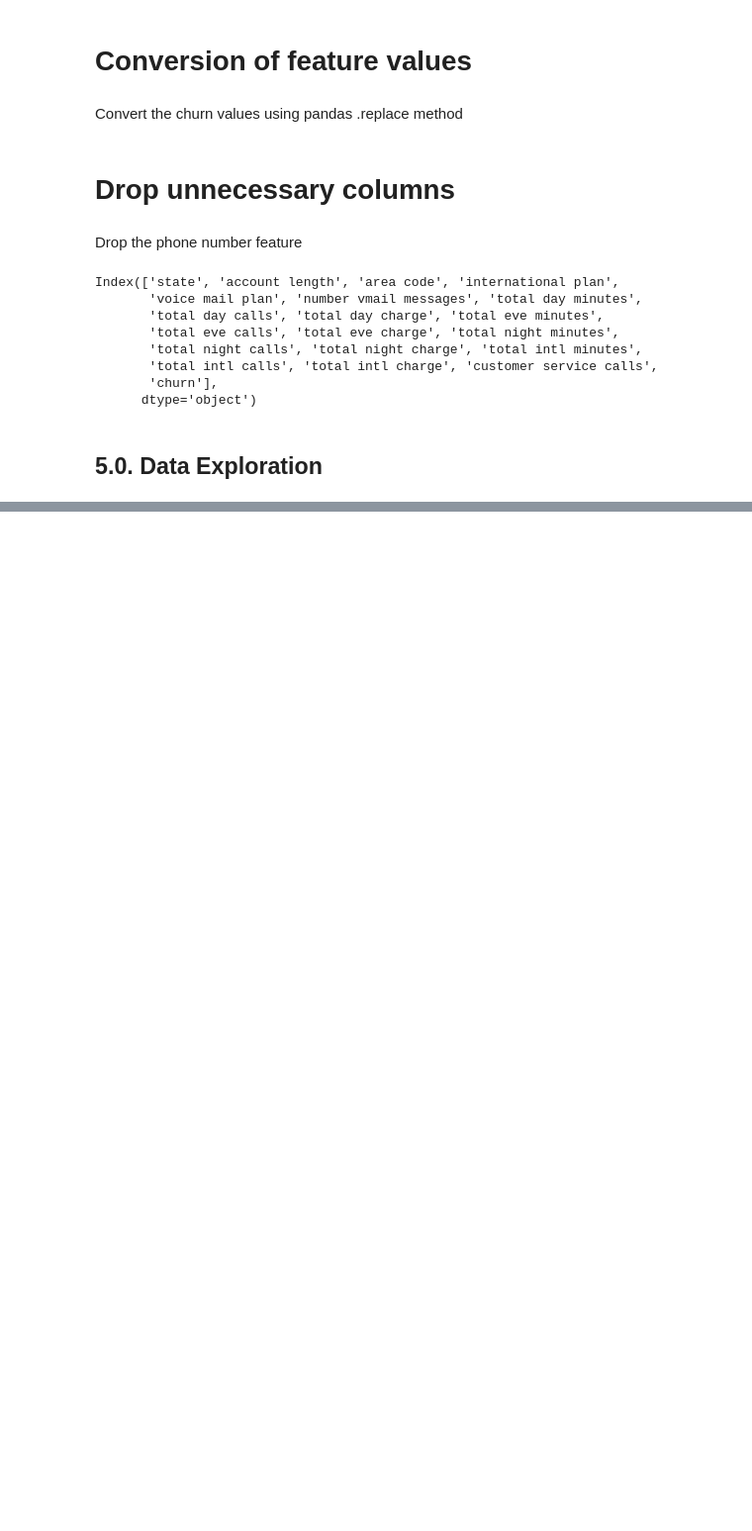
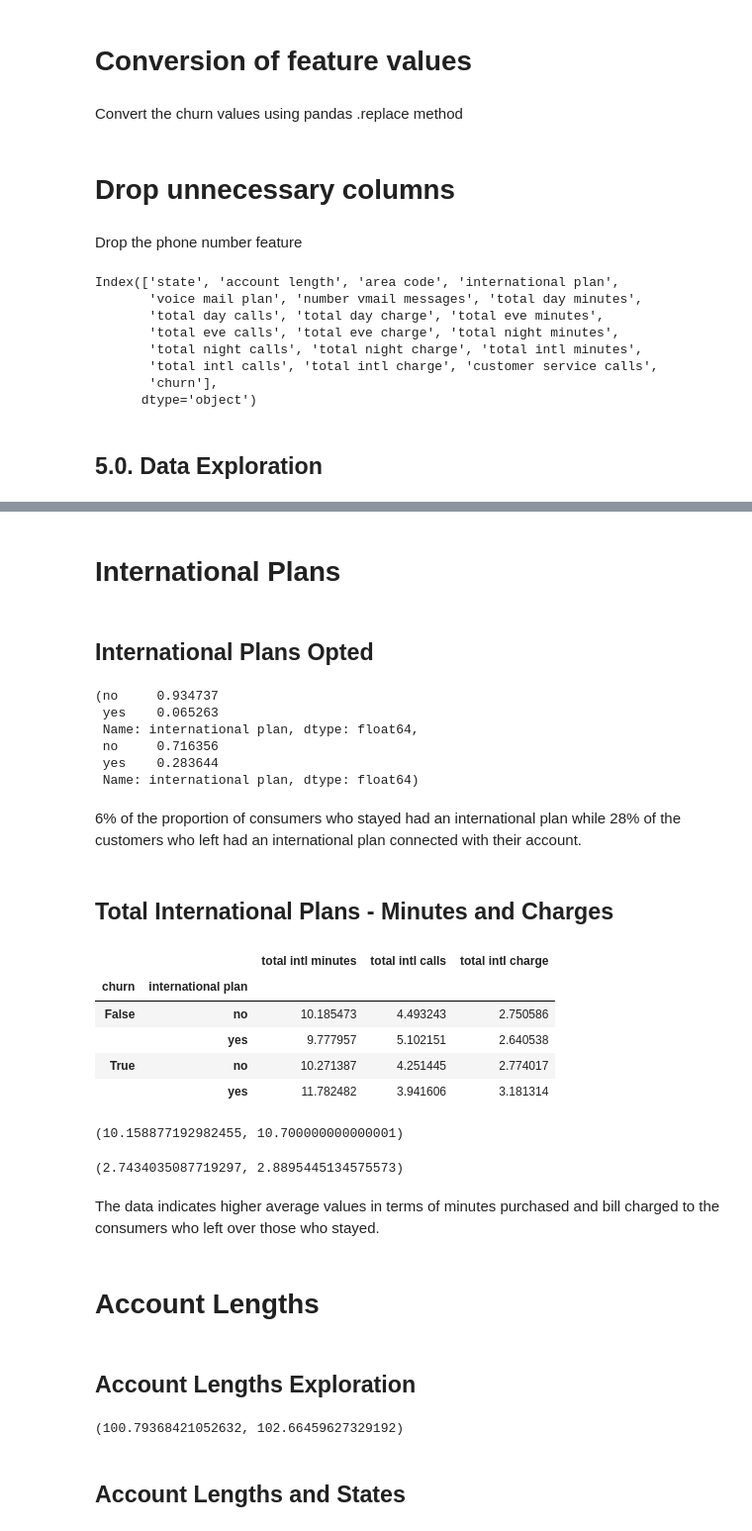
Before and after one commit to Choxy1/syria-tel, a Jupyter notebook: index.ipynb, the cells around one changed output, grey strips where cells are left out. Shown at 99% size. Cells and saved outputs as stored; diff of their text form; code cells hidden in the pictures; blank space fills up the shorter version.

Commit message:
Data visualisation

```diff
--- a/index.ipynb
+++ b/index.ipynb
@@ -318,0 +483,47 @@ Index(['state', 'account length', 'area code', 'international plan',
+# %% [markdown]
+# International Plans
+# %% [markdown]
+## International Plans Opted
+# %%
+stayed_df['international plan'].value_counts(normalize=True), left_df['international plan'].value_counts(normalize=True)
+# %% [output]
+(no     0.934737
+ yes    0.065263
+ Name: international plan, dtype: float64,
+ no     0.716356
+ yes    0.283644
+ Name: international plan, dtype: float64)
+# %% [markdown]
+
+6% of the proportion of consumers who stayed had an international plan while 28% of the customers who left had an international plan connected with their account.
+# %% [markdown]
+## Total International Plans - Minutes and Charges
+# %%
+df.groupby(['churn', 'international plan']).mean().iloc[:, -4:-1]
+# %% [output]
+|  |  | total intl minutes | total intl calls | total intl charge |
+| churn | international plan |  |  |  |
+| False | no | 10.185473 | 4.493243 | 2.750586 |
+|  | yes | 9.777957 | 5.102151 | 2.640538 |
+| True | no | 10.271387 | 4.251445 | 2.774017 |
+|  | yes | 11.782482 | 3.941606 | 3.181314 |
+# %%
+stayed_df['total intl minutes'].mean(), left_df['total intl minutes'].mean()
+# %% [output]
+(10.158877192982455, 10.700000000000001)
+# %%
+stayed_df['total intl charge'].mean(), left_df['total intl charge'].mean()
+# %% [output]
+(2.7434035087719297, 2.8895445134575573)
+# %% [markdown]
+The data indicates higher average values in terms of minutes purchased and bill charged to the consumers who left over those who stayed.
+# %% [markdown]
+# Account Lengths
+# %% [markdown]
+## Account Lengths Exploration
+# %%
+stayed_df['account length'].mean(), left_df['account length'].mean()
+# %% [output]
+(100.79368421052632, 102.66459627329192)
+# %% [markdown]
+##  Account Lengths and States
```
Also changed, not shown: parts of 32 cells of this notebook.
